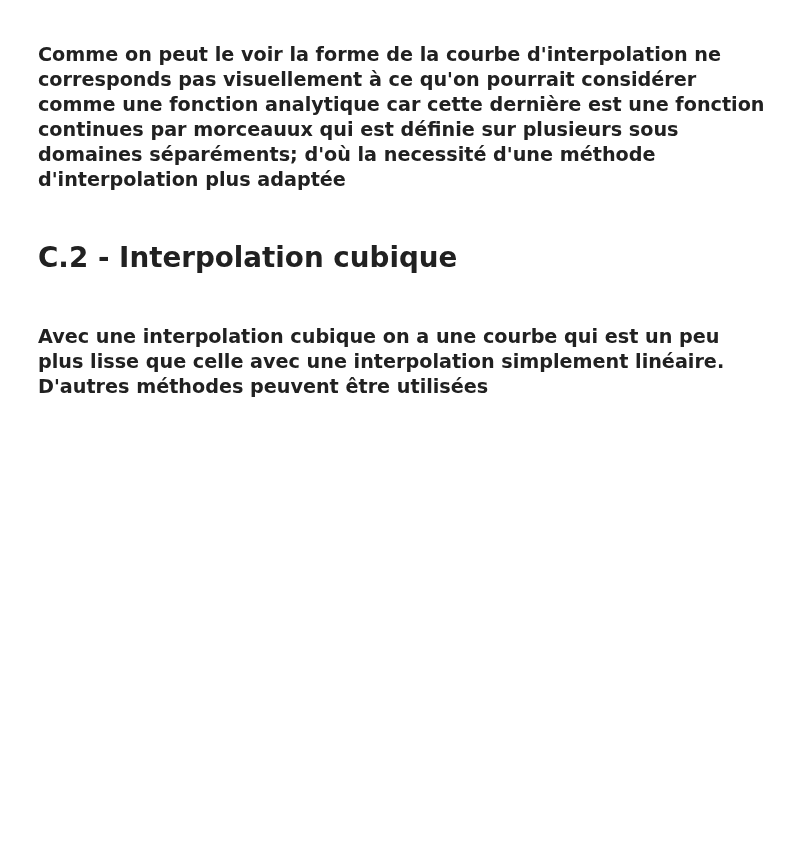
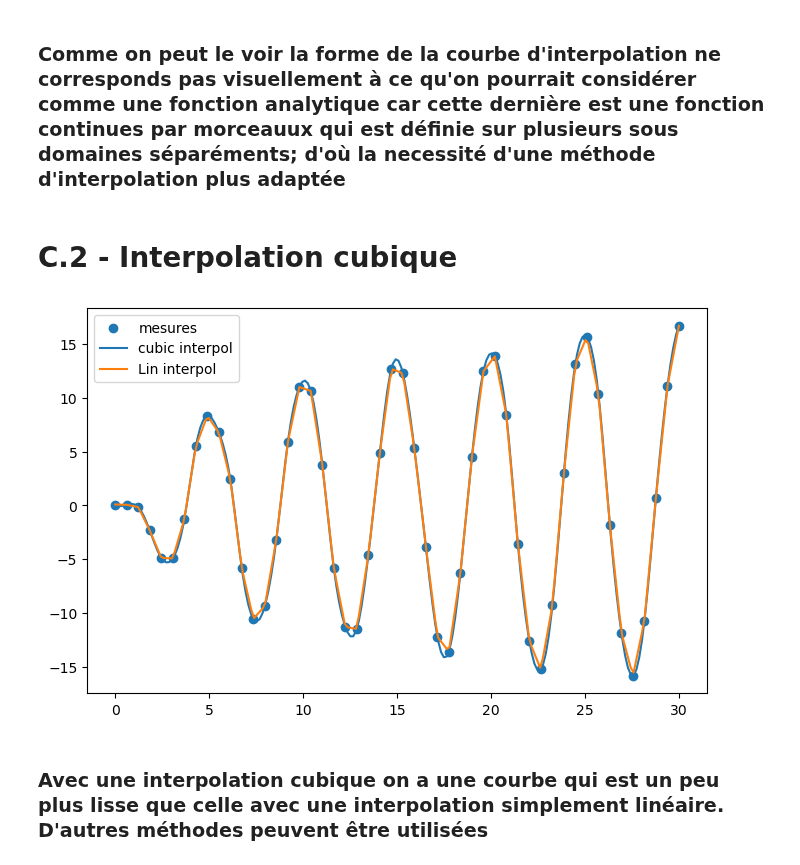
Before and after one commit to Brice-KENGNI-ZANGUIM/Python-pour-les-Mathematiques, a Jupyter notebook: Bibliothèque Scipy.ipynb, the cells around one changed output. Drawn from its saved outputs; the diff is of its cells as text; code cells hidden in the pictures; blank space fills up the shorter version.

```diff
--- a/Bibliothèque Scipy.ipynb
+++ b/Bibliothèque Scipy.ipynb
@@ -184,14 +259,16 @@ y_cubic = cubic_interpolate( t )
 # %%
 plt.figure(figsize=(8,5))
 
 plt.scatter(t_sample , y_sample , label='mesures')
 plt.plot(t , y_cubic , label = 'cubic interpol')
 plt.plot(t , y_linear , label = 'Lin interpol')
 
 plt.legend(loc="upper left")
-plt.ylim(y_cubic.min(), y_cubic.max()+2)
-plt.xlim(t.min(), t.max()+5)
+#plt.ylim(y_cubic.min(), y_cubic.max()+2)
+#plt.xlim(t.min(), t.max()+5)
 plt.show()
+# %% [output]
+[figure, added]
 # %% [markdown]
 <h3> Avec une interpolation cubique on a une courbe qui est un peu plus lisse que celle avec une interpolation simplement linéaire. D'autres méthodes peuvent être utilisées
 # %% [markdown]
```
Also changed, not shown: parts of 17 cells of this notebook.
